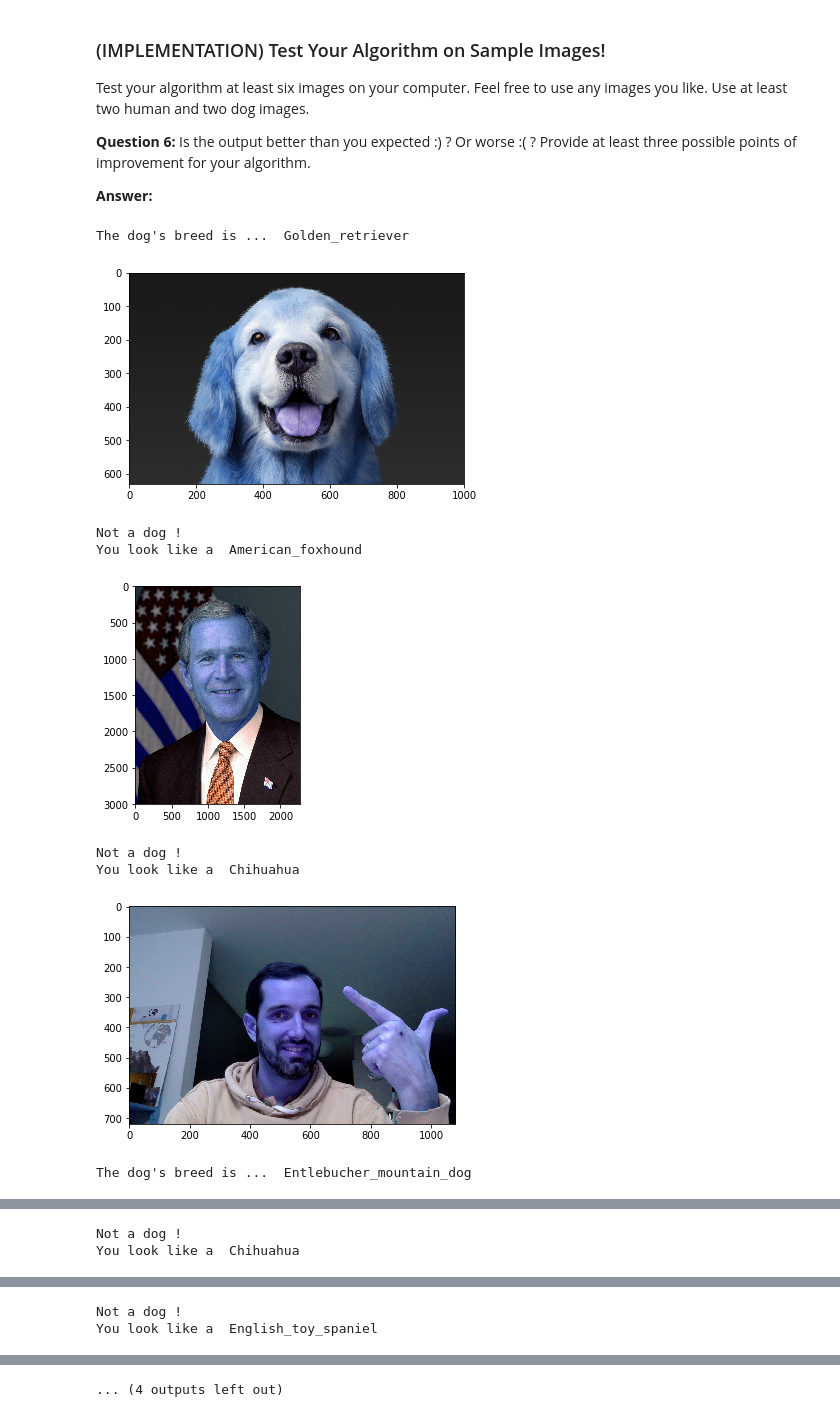
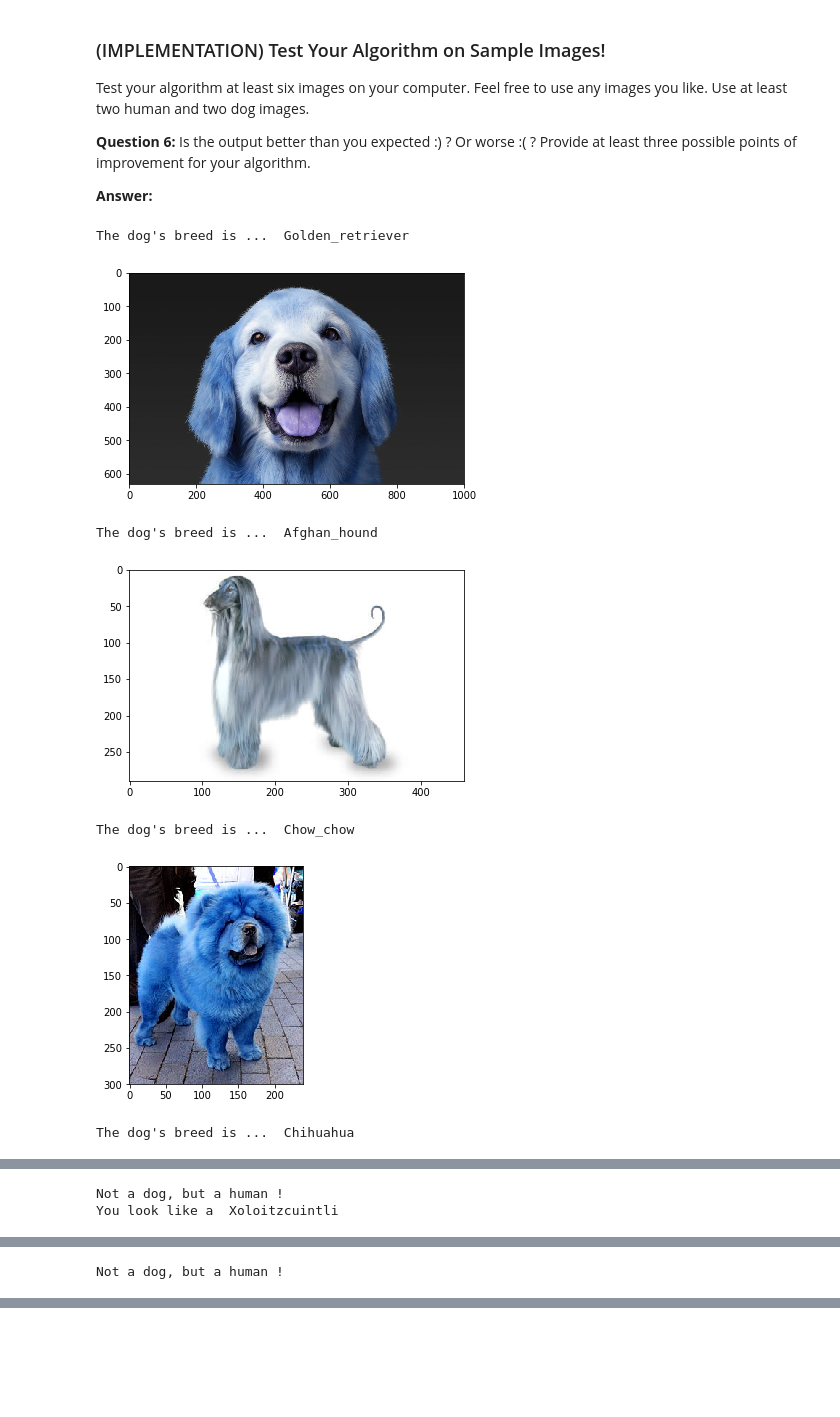
Before and after one commit to nicol4sb/classifier-cnn, a Jupyter notebook: dog_app.ipynb, the cells around one changed output, grey strips where cells are left out. Drawn from its saved outputs; the diff is of its cells as text; code cells hidden in the pictures; blank space fills up the shorter version.

```diff
--- a/dog_app.ipynb
+++ b/dog_app.ipynb
@@ -813,6 +822,6 @@ checkpointer = ModelCheckpoint(filepath='saved_models/weights.best.Resnet50_tran
 
 ResNet_model.fit(train_Resnet50, train_targets,
           validation_data=(valid_Resnet50, valid_targets),
-          epochs=20, batch_size=20, callbacks=[checkpointer], verbose=1)
+          epochs=10, batch_size=32, callbacks=[checkpointer], verbose=1)
 # %% [output]
 Train on 6680 samples, validate on 835 samples
@@ -968,23 +978,22 @@ __Answer:__
 # %%
 ## TODO: Execute your algorithm from Step 6 on
 ## at least 6 images on your computer.
 ## Feel free to use as many code cells as needed.
 
 dog_vs_human("dog.jpg")
+dog_vs_human("afghan-hound.jpg")
+dog_vs_human("chowchow.jpg")
+dog_vs_human("chihuahua.jpg")
+dog_vs_human("Nick.jpg")
 dog_vs_human("bush.jpg")
-dog_vs_human("Nick.jpg")
-dog_vs_human("domestic-dog_thumb.jpg")
-dog_vs_human("1200px-Ameily_Radke.jpg")
-dog_vs_human("capture8.jpg")
-dog_vs_human("great-dane.jpg")
-dog_vs_human("Dogge_Odin.jpg")
+dog_vs_human("selfie1.jpg")
+dog_vs_human("selfie2.jpg")
+dog_vs_human("selfie3.jpg")
 # %% [output]
 The dog's breed is ...  Golden_retriever
 [figure]
-Not a dog !
-You look like a  American_foxhound
+The dog's breed is ...  Afghan_hound
-[figure, old version]
+[figure, new version]
-Not a dog !
-You look like a  Chihuahua
+The dog's breed is ...  Chow_chow
-[figure, old version]
+[figure, new version]
-The dog's breed is ...  Entlebucher_mountain_dog
+The dog's breed is ...  Chihuahua
@@ -992,2 +1001,2 @@ The dog's breed is ...  Entlebucher_mountain_dog
-Not a dog !
-You look like a  Chihuahua
+Not a dog, but a human !
+You look like a  Xoloitzcuintli
@@ -995,2 +1004 @@ You look like a  Chihuahua
-Not a dog !
-You look like a  English_toy_spaniel
+Not a dog, but a human !
@@ -998 +1004,0 @@ You look like a  English_toy_spaniel
-... (4 outputs left out)
```
Also changed, not shown: parts of 11 cells of this notebook, 9 other files.
